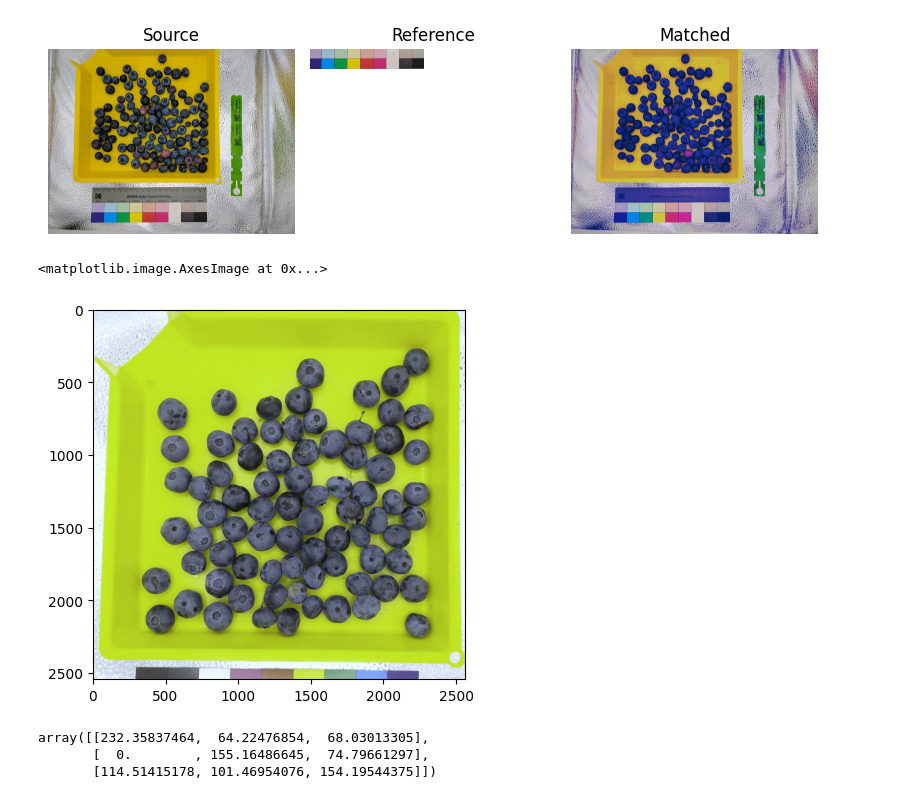
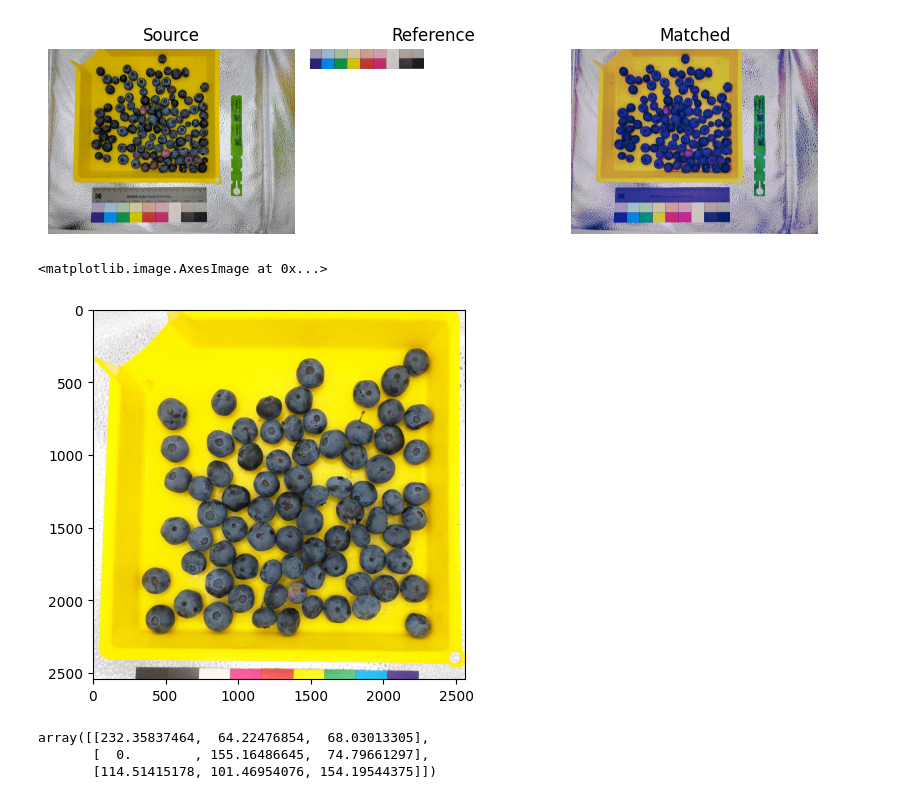
Before and after one commit to smarabattula/aros-blueberry, a Jupyter notebook: ColorCorrection.ipynb, the cells around one changed output. Cells and saved outputs as stored; diff of their text form; code cells hidden in the pictures.

```diff
--- a/ColorCorrection.ipynb
+++ b/ColorCorrection.ipynb
@@ -113,14 +113,14 @@ plt.show()
 # %% [output]
 [figure]
 # %%
-img = cv2.cvtColor(cv2.imread(r'blueberry_segmentation-2\test\15-003_F2_18_21_jpg.rf.f289777165752d81a83fec82fdb8d2bc.jpg'),cv2.COLOR_BGR2RGB)
+img_test = cv2.cvtColor(cv2.imread(r'blueberry_segmentation-2\test\15-003_F2_18_21_jpg.rf.f289777165752d81a83fec82fdb8d2bc.jpg'),cv2.COLOR_BGR2RGB)
 
-img_lab = cv2.cvtColor(img, cv2.COLOR_RGB2XYZ)
+img_lab = cv2.cvtColor(img_test, cv2.COLOR_RGB2XYZ)
 
-plt.imshow(img_lab)
+plt.imshow(img_test)
 # %% [output]
 <matplotlib.image.AxesImage at 0x...>
-[figure, old version]
+[figure, new version]
 # %%
 import skimage
 white_kodak = skimage.color.lab2rgb([[53.31,63.98,36.87 ],[55.92,-54.49,32.14],[46.11,17.02,-26.83]]) #RGB
```
Also changed, not shown: parts of 11 cells of this notebook, 4 other files.
